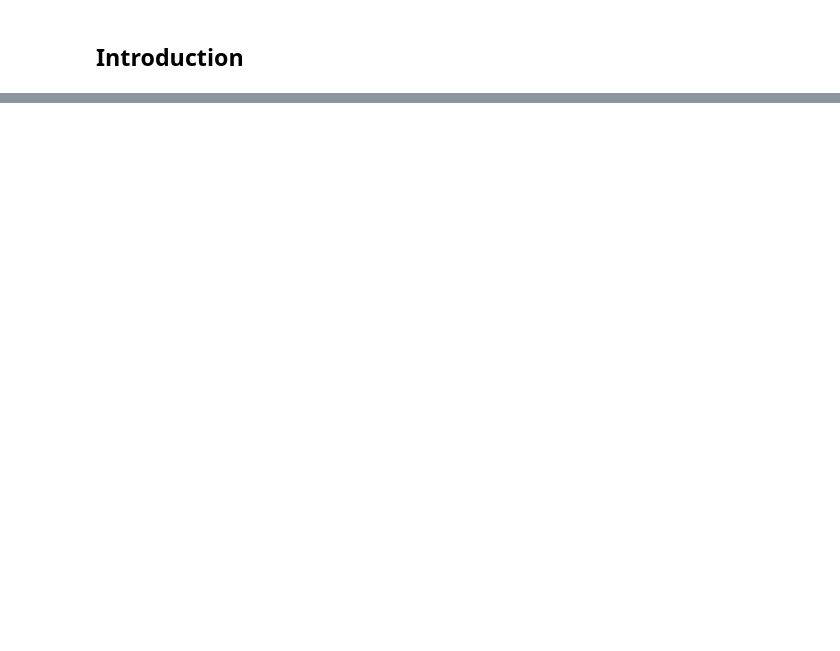
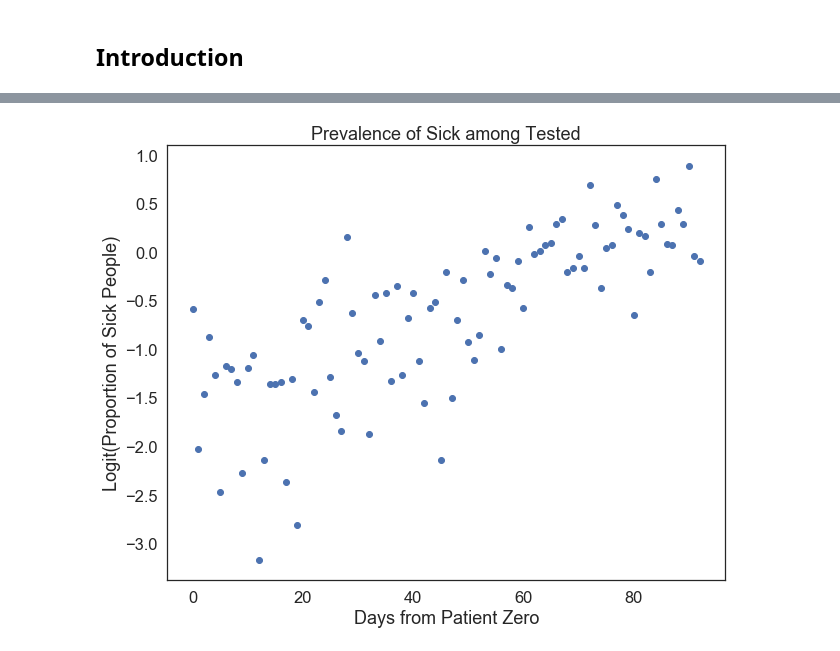
Before and after one commit to vb690/introduction_bayesian_analysis, a Jupyter notebook: workshop_slides.ipynb, the cells around one changed output, grey strips where cells are left out. Drawn from its saved outputs; the diff is of its cells as text; code cells hidden in the pictures; blank space fills up the shorter version.

```diff
--- a/workshop_slides.ipynb
+++ b/workshop_slides.ipynb
@@ -46,0 +208,15 @@ visualize_binomial_update(
+# %%
+from scipy.special import logit, expit
+from modules.stats.models import BivariateLogitNormalRegression
+
+y_logit = logit(y)
+
+visualize_bivariate_regression(
+    X=X,
+    y=y_logit,
+    X_label='Days from Patient Zero',
+    y_label='Logit(Proportion of Sick People)',
+    title='Prevalence of Sick among Tested',
+)
+# %% [output]
+[figure, added]
```
Also changed, not shown: parts of 20 cells of this notebook, 9 other files.
